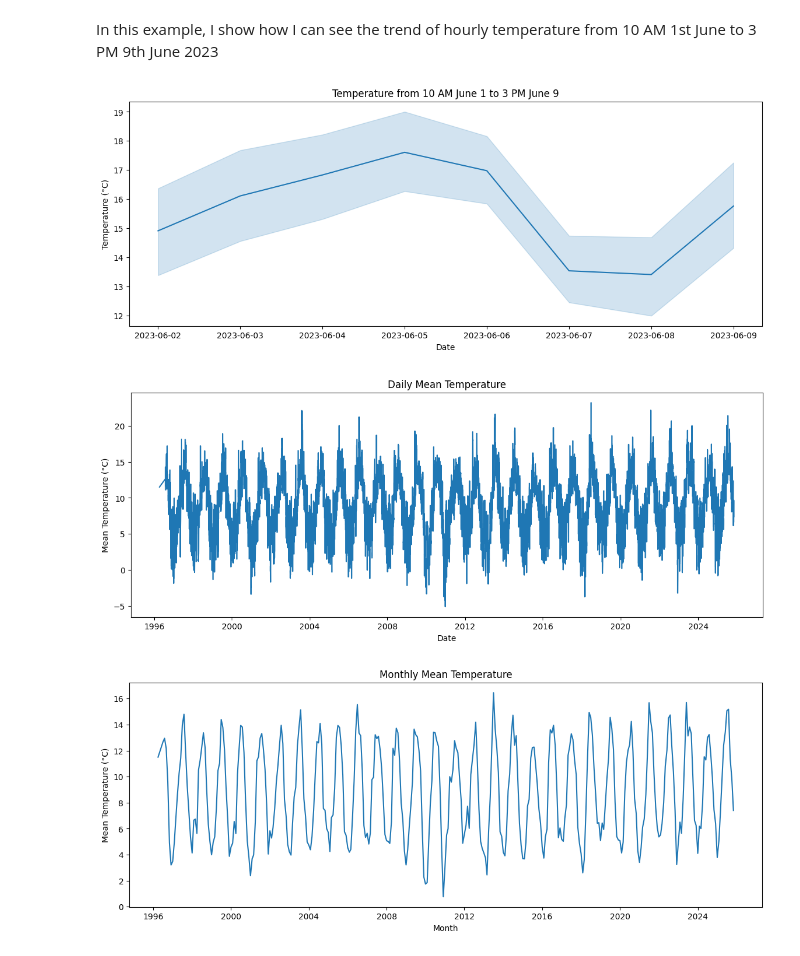
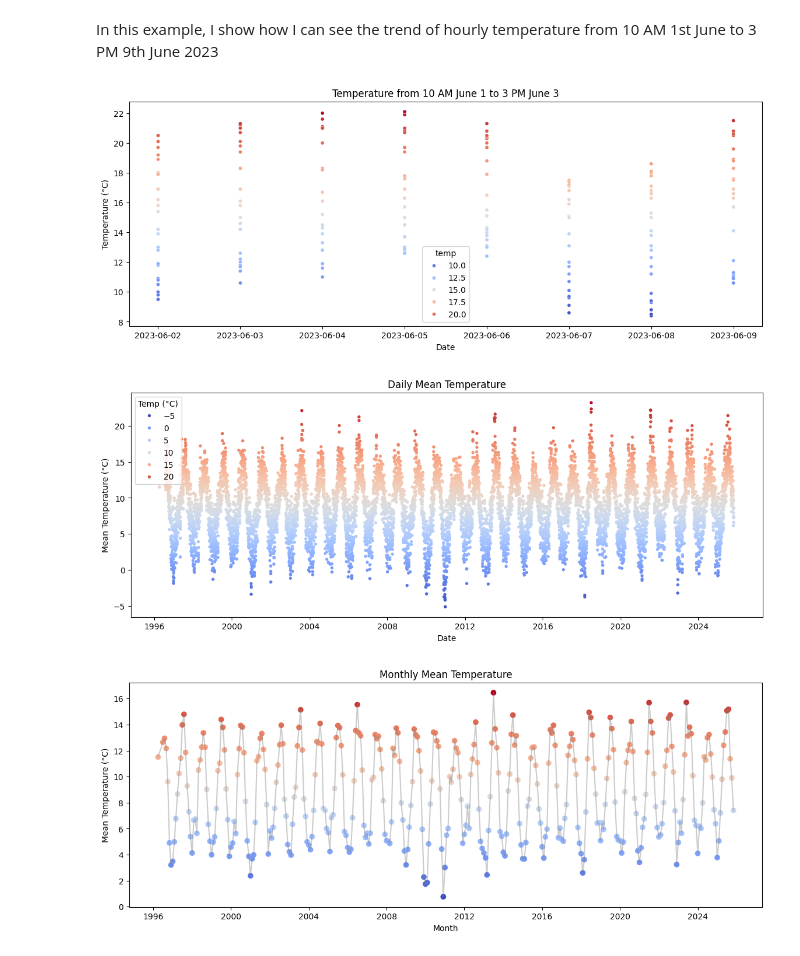
Before and after one commit to philipcullen93/programming-for-data-analytics, a Jupyter notebook: assignments/assignment06-weather.ipynb, the cells around one changed output. Drawn from its saved outputs; the diff is of its cells as text; code cells hidden in the pictures.

Commit message:
Added Temp Gradient to all graphs is Part1.

```diff
--- a/assignments/assignment06-weather.ipynb
+++ b/assignments/assignment06-weather.ipynb
@@ -60,37 +60,74 @@ end = '2023-06-09 15:00:00'
 df_filtered = df[(df['date'] >= start) & (df['date'] <= end)]
 # %%
 plt.figure(figsize=(14,5))
-sns.lineplot(data=df_filtered, x='date', y='temp')
-plt.title("Temperature from 10 AM June 1 to 3 PM June 9")
+sns.scatterplot(
+    data=df_filtered,
+    x="date",
+    y="temp",
+    hue="temp",
+    palette="coolwarm",
+    s=20,       # small dots for smooth effect
+    legend=True
+)
+
+plt.title("Temperature from 10 AM June 1 to 3 PM June 3")
 plt.xlabel("Date")
 plt.ylabel("Temperature (°C)")
 plt.show()
 # %% [output]
-[figure, old version]
+[figure, new version]
 # %%
 # Daily mean
 df_daily = df.groupby(["year", "month", "day"])["temp"].mean().reset_index()
 df_daily["date"] = pd.to_datetime(df_daily[["year", "month", "day"]])
 
+# Create the Temperature Plot
 plt.figure(figsize=(14,5))
-sns.lineplot(data=df_daily, x="date", y="temp")
+
+# Scatter with colormap based on temp
+sns.scatterplot(
+    data=df_daily,
+    x="date",
+    y="temp",
+    hue="temp",           # colour based on temperature
+    palette="coolwarm",   # blue → red gradient
+    s=15,                 # small point size for smooth look
+    linewidth=0,
+)
+
 plt.title("Daily Mean Temperature")
 plt.xlabel("Date")
 plt.ylabel("Mean Temperature (°C)")
+plt.legend(title="Temp (°C)", loc="best")
 plt.show()
 # %% [output]
-[figure, old version]
+[figure, new version]
 # %%
 # Monthly mean
-df_monthly = df.groupby(["year", "month"])["temp"].mean().reset_index()
+df_monthly = df.groupby(["year","month"])["temp"].mean().reset_index()
 df_monthly["day"] = 1
-df_monthly["date"] = pd.to_datetime(df_monthly[["year", "month", "day"]])
+df_monthly["date"] = pd.to_datetime(df_monthly[["year","month","day"]])
 
 plt.figure(figsize=(14,5))
-sns.lineplot(data=df_monthly, x="date", y="temp")
+
+sns.lineplot(
+    data=df_monthly,
+    x="date",
+    y="temp",
+    color="grey",
+    alpha=0.4
+)
+
+plt.scatter(
+    df_monthly["date"],
+    df_monthly["temp"],
+    c=df_monthly["temp"],
+    cmap="coolwarm"
+)
+
 plt.title("Monthly Mean Temperature")
 plt.xlabel("Month")
 plt.ylabel("Mean Temperature (°C)")
 plt.show()
 # %% [output]
-[figure, old version]
+[figure, new version]
```
Also changed, not shown: parts of 1 cell of this notebook.
